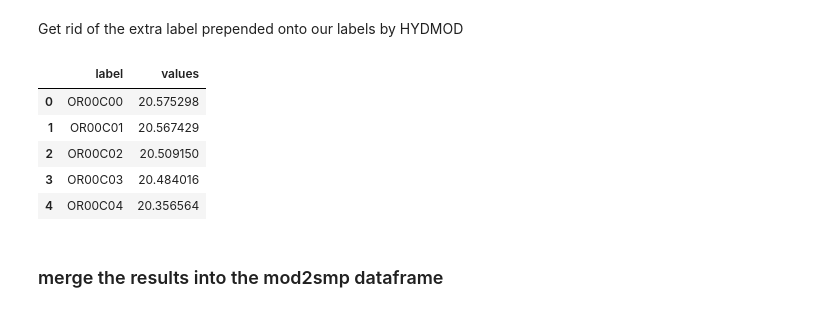
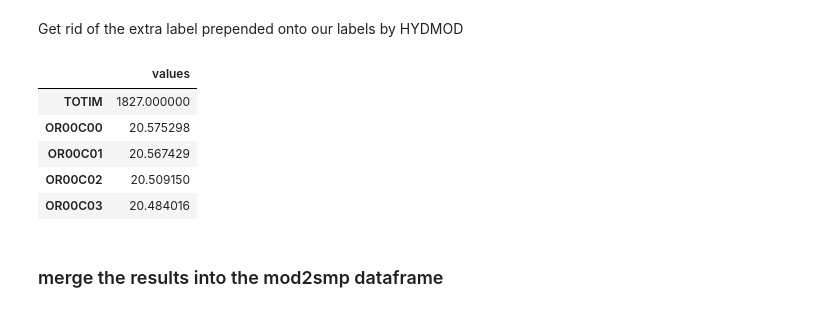
Before and after one commit to MODFLOW-USGS/mf2005, a Jupyter notebook: hydmod_test/COMPARE_MOD2SMP_WITH_NEW_HYDMOD.ipynb, the cells around one changed output. Saved outputs shown, nothing was run; the diff lists cells and outputs as text; code cells hidden in the pictures.

Commit message:
updated test notebook to handle today's changes to flopy hydmod reading module

```diff
--- a/hydmod_test/COMPARE_MOD2SMP_WITH_NEW_HYDMOD.ipynb
+++ b/hydmod_test/COMPARE_MOD2SMP_WITH_NEW_HYDMOD.ipynb
@@ -161,3 +163,8 @@ results_end.head()
 ### Now read in the HYDMOD output
 # %%
 obsresults = fu.HydmodObs('freyberg_pcg.hyd.bin')
+# %%
+times = obsresults.get_times()
+hydmod_df = obsresults.get_dataframe(totim=times[-1]).transpose()
+
+hydmod_df.head()
@@ -164,22 +178,22 @@ obsresults = fu.HydmodObs('freyberg_pcg.hyd.bin')
 # %% [markdown]
 Get rid of the extra label prepended onto our labels by HYDMOD
 # %%
-labels = [i.upper().replace('HDC001','') for i in obsresults.get_hyd_labels()]
+labels = [i.upper().replace('HDC001','') for i in hydmod_df.index]
 labels = [i.replace('HDI001','') for i in labels]
 labels = [i.replace('HDH001','') for i in labels]
 
-values = obsresults.get_values(-1)[1]
+hydmod_df.index = labels
 # %%
 # make a dataframe
-hydmod_df = pd.DataFrame(data={'label':labels,'values':values})
+hydmod_df.columns = ['values']
 hydmod_df.head()
 # %% [output]
-|  | label | values |
-| 0 | OR00C00 | 20.575298 |
-| 1 | OR00C01 | 20.567429 |
-| 2 | OR00C02 | 20.509150 |
-| 3 | OR00C03 | 20.484016 |
-| 4 | OR00C04 | 20.356564 |
+|  | values |
+| TOTIM | 1827.000000 |
+| OR00C00 | 20.575298 |
+| OR00C01 | 20.567429 |
+| OR00C02 | 20.509150 |
+| OR00C03 | 20.484016 |
 # %% [markdown]
 ### merge the results into the mod2smp dataframe
 # %%
```
Also changed, not shown: parts of 5 cells of this notebook, 5 other files.
